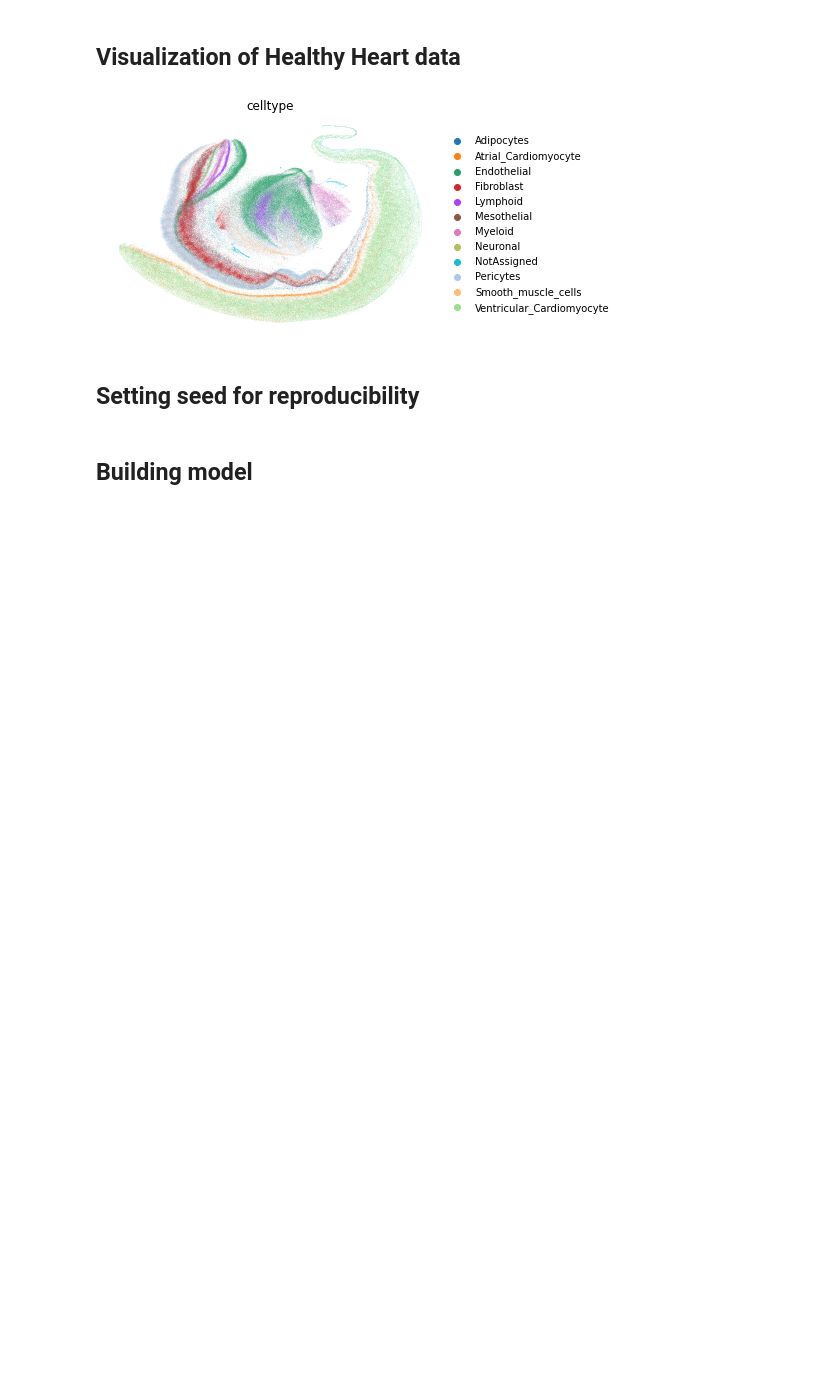
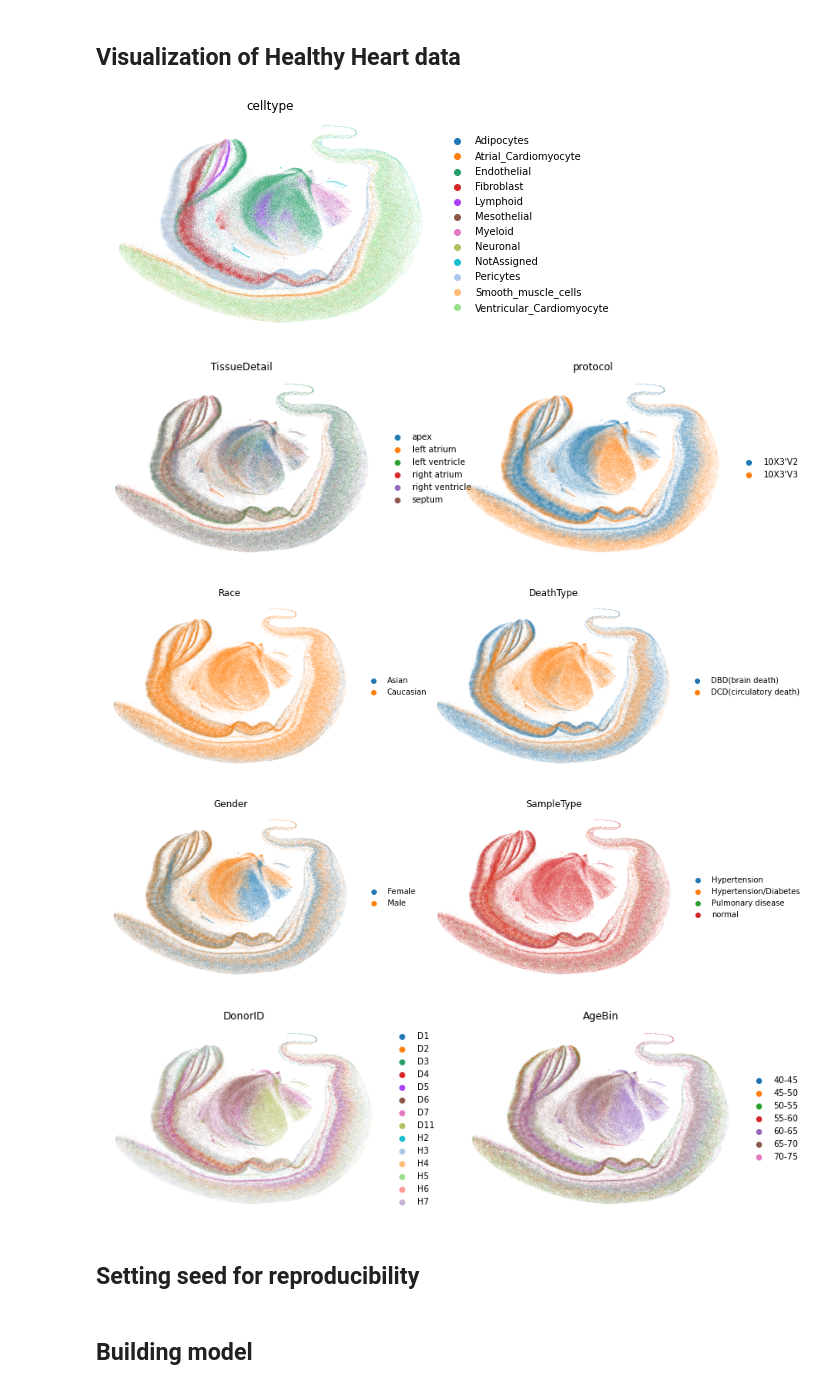
Before and after one commit to Zafar-Lab/scDREAMER, a Jupyter notebook: docs/source/scDREAMER_Sup_Healthy_Heart.ipynb, the cells around one changed output. Cells and saved outputs as stored; diff of their text form; code cells hidden in the pictures; blank space fills up the shorter version.

```diff
--- a/docs/source/scDREAMER_Sup_Healthy_Heart.ipynb
+++ b/docs/source/scDREAMER_Sup_Healthy_Heart.ipynb
@@ -36,6 +36,17 @@ sc.tl.umap(adata)
 sc.pl.umap(adata, color = "celltype", frameon = False)
 # %% [output]
 [figure]
+# %%
+# Diversity of Samples
+sc.pl.umap(adata, color = ["TissueDetail", "protocol"], frameon = False)
+sc.pl.umap(adata, color = ["Race", "DeathType"], frameon = False)
+sc.pl.umap(adata, color = ["Gender", "SampleType"], frameon = False)
+sc.pl.umap(adata, color = ["DonorID", "AgeBin"], frameon = False)
+# %% [output]
+[figure, added]
+[figure, added]
+[figure, added]
+[figure, added]
 # %% [markdown]
 ## Setting seed for reproducibility
 # %%
```
Also changed, not shown: parts of 1 cell of this notebook, 1 other file.
